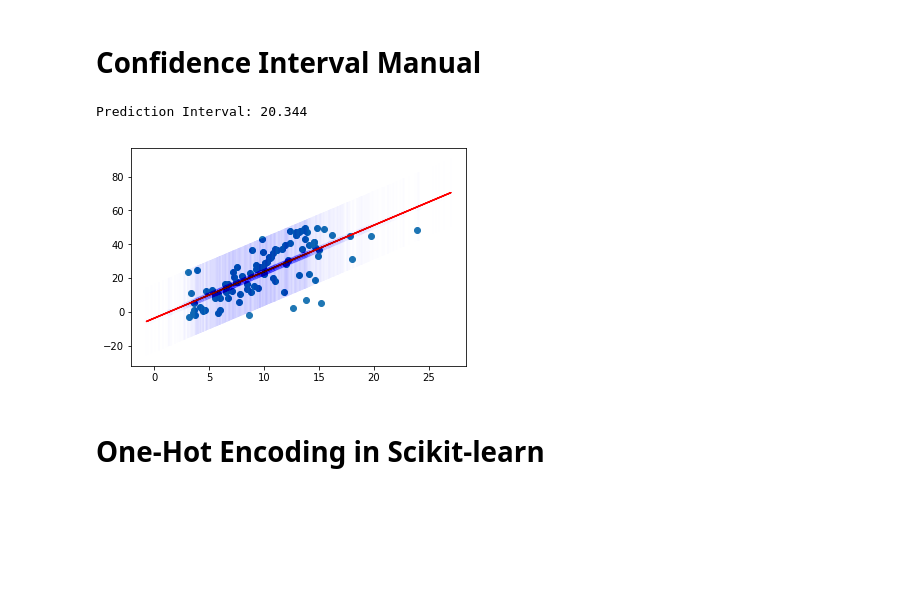
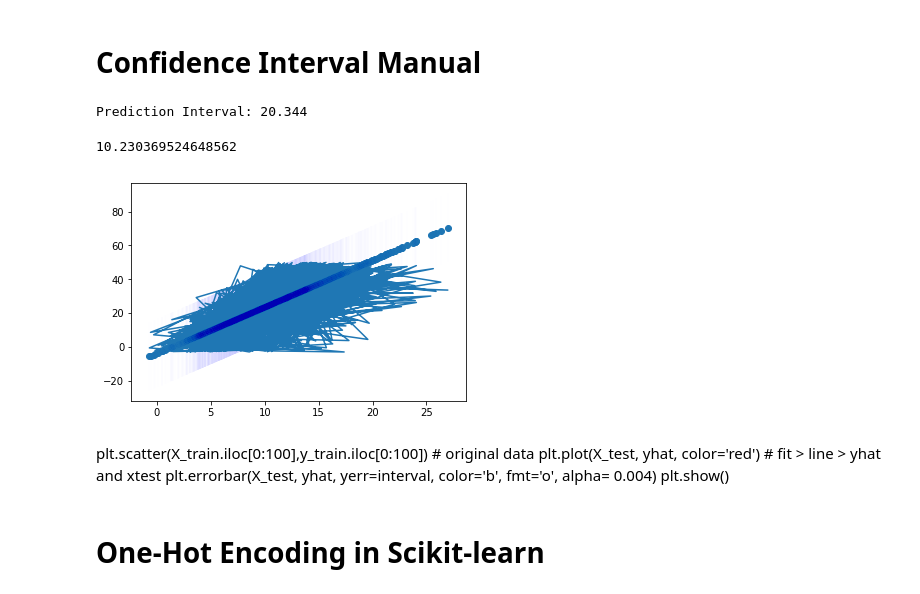
Before and after one commit to avensamareh/Machine-learning-basics, a Jupyter notebook: Some-Basic-Pandas/Some-Basics-Pandas.ipynb, the cells around one changed output. Cells and saved outputs as stored; diff of their text form; code cells hidden in the pictures; blank space fills up the shorter version.

```diff
--- a/Some-Basic-Pandas/Some-Basics-Pandas.ipynb
+++ b/Some-Basic-Pandas/Some-Basics-Pandas.ipynb
@@ -47,3 +75,5 @@ print('number of columns: ', df.shape[1])
 # %%
 pima_dataset = pd.read_csv('pima-indians-diabetes.csv', header = None)
 pima_dataset.head()
+list(pima_dataset)
+df = pima_dataset
@@ -69,3 +80,11 @@ pima_dataset.describe() # detect missing values or weird 0 values
+# %%
+pima_dataset.describe() # detect missing values or weird 0 values
+df.isnull().sum()
+(df[[1,2,3,4]]==0).sum()
+df.replace(0,np.nan)
+df.fillna('ffill', inplace = True)
+df2 = df[list(df)].replace(0,np.nan)
+df2.fillna(np.mean, inplace= True)
 # %%
 print(pima_dataset.isnull().sum())  # count missing values
 print((pima_dataset[[1,2,3,4]] == 0).sum())
@@ -314,20 +340,32 @@ from scipy.stats import linregress
 # %%
 from sklearn.metrics import mean_squared_error
 MSE = mean_squared_error(yhat,y_test)
 stdev = np.sqrt(MSE)
 # calculate prediction interval
 interval = 1.96 * stdev
 print('Prediction Interval: %.3f' % interval)
 lower, upper = yhat - interval, yhat + interval
+plt.errorbar(X_test, yhat, yerr=interval , color='b', fmt='o', alpha= 0.004)
+plt.scatter(X_test,yhat)
+plt.plot(X_test,y_test)
+MSE
+stdev = np.sqrt(sum((yhat - y_test)**2) / (len(y_test) - 2))
+stdev
+yhat = model2.predict(np.array(X_train).reshape(-1,1))
+stdev = np.sqrt(sum((yhat - y_train)**2) / (len(y_train) - 2))
+stdev
 # %% [output]
 Prediction Interval: 20.344
+10.230369524648562
+[figure, added]
-# %%
-plt.scatter(X_train.iloc[0:100],y_train.iloc[0:100]) # original data
-plt.plot(X_test, yhat, color='red') # fit >  line > yhat and xtest
-plt.errorbar(X_test, yhat, yerr=interval, color='b', fmt='o', alpha= 0.004)
-plt.show()
-# %% [output]
-[figure, removed]
+# %% [markdown]
+
+
+
+plt.scatter(X_train.iloc[0:100],y_train.iloc[0:100]) # original data
+plt.plot(X_test, yhat, color='red') # fit >  line > yhat and xtest
+plt.errorbar(X_test, yhat, yerr=interval, color='b', fmt='o', alpha= 0.004)
+plt.show()
 # %% [markdown]
 # One-Hot Encoding in Scikit-learn
 # %% [markdown]
```
Also changed, not shown: parts of 17 cells of this notebook, 6 other files.
